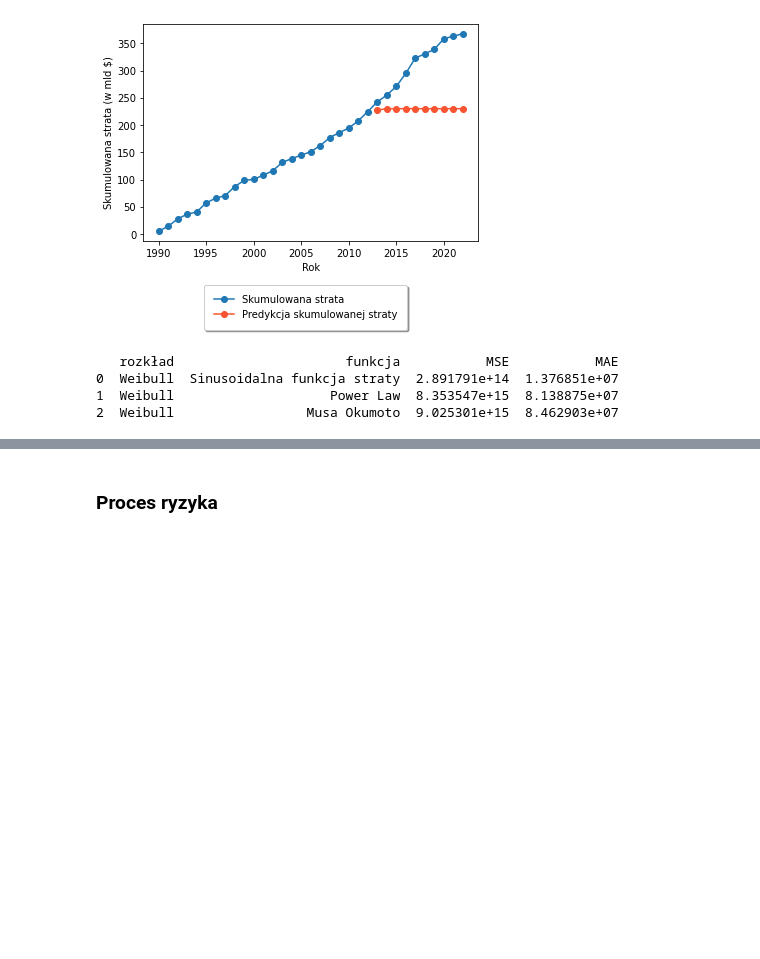
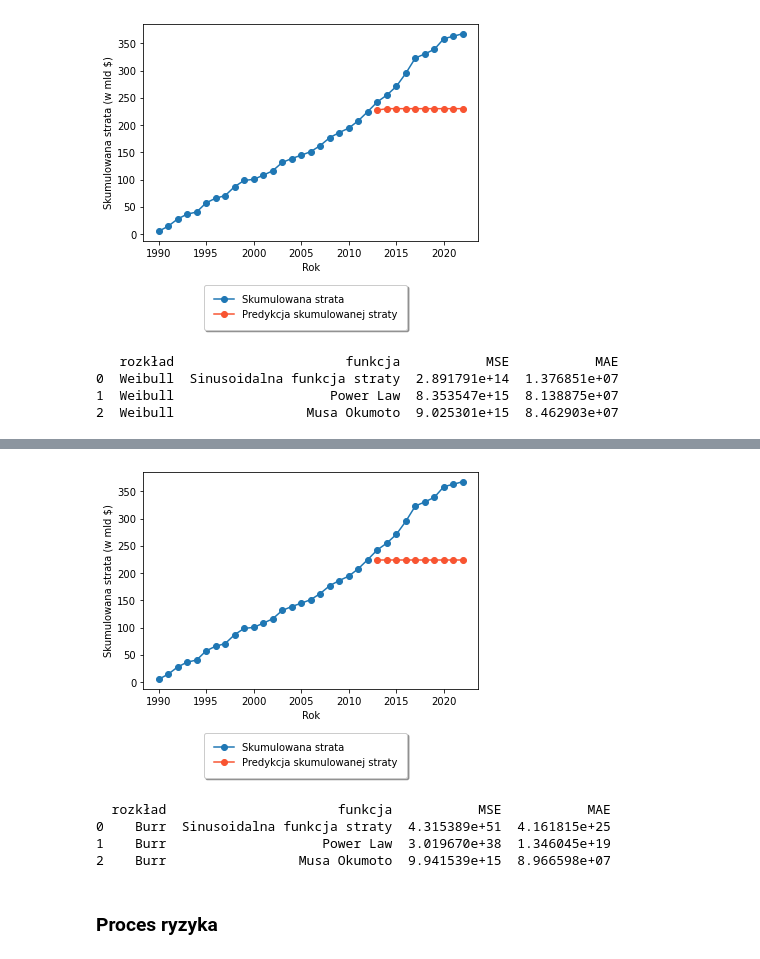
Before and after one commit to ndzadz/mgr, a Jupyter notebook: Symulacje.ipynb, the cells around one changed output, grey strips where cells are left out. Cells and saved outputs as stored; diff of their text form; code cells hidden in the pictures; blank space fills up the shorter version.

```diff
--- a/Symulacje.ipynb
+++ b/Symulacje.ipynb
@@ -643,3 +655,8 @@ cum_loss_musa_okumoto_weibull = loss_musa_okumoto_weibull.cumsum()
+# %%
+#Funkcja intensywności Musa Okumoto
+
+loss_musa_okumoto_burr = pd.DataFrame({"n":n_pred_musa_okumoto, "Damages":[np.sum(stats.burr12.rvs(c=burr_c,d=burr_k,size=np.sum(int(n_pred_musa_okumoto[i])))) for i in range(2013,2023)]})
+cum_loss_musa_okumoto_burr = loss_musa_okumoto_burr.cumsum()
 # %% [markdown]
 ### Symulacja strat
 # %% [markdown]
@@ -857,3 +900,30 @@ print(pd.DataFrame
+# %%
+#Funkcja intensywności Musa Okumoto
+
+plt.plot(cum_loss_full["Damages"]/1e6, linestyle= '-',marker='o')
+plt.plot((cum_loss_musa_okumoto_burr["Damages"]+cum_loss_full["Damages"][2012])/1e6, linestyle= '-',marker='o',color="#f85431")
+plt.xlabel("Rok")
+plt.ylabel("Skumulowana strata (w mld $)")
+plt.figlegend(['Skumulowana strata','Predykcja skumulowanej straty'],loc='lower center', fancybox=True, framealpha=1, shadow=True, borderpad=1,bbox_to_anchor=(0.5, -0.2))
+plt.savefig("C:\\Users\\ndzad\\Dropbox\\MINI\\Magisterka\\repo\\mgr\\Rysunki\\cum_loss_burr_musa_okumoto.pdf",bbox_inches='tight')
+plt.show()
+# %% [output]
+[figure, added]
+# %%
+# Wyniki
+
+print(pd.DataFrame
+({
+    'rozkład':['Burr','Burr','Burr'],
+    'funkcja':['Sinusoidalna funkcja straty','Power Law','Musa Okumoto'],
+    'MSE':["{:e}".format(MSE(cum_loss_test["Damages"],cum_loss_sin_burr["Damages"])),"{:e}".format(MSE(cum_loss_test["Damages"],cum_loss_power_law_burr["Damages"])),"{:e}".format(MSE(cum_loss_test["Damages"],cum_loss_musa_okumoto_burr["Damages"]))],
+    'MAE':["{:e}".format(MAE(cum_loss_test["Damages"],cum_loss_sin_burr["Damages"])),"{:e}".format(MAE(cum_loss_test["Damages"],cum_loss_power_law_burr["Damages"])),"{:e}".format(MAE(cum_loss_test["Damages"],cum_loss_musa_okumoto_burr["Damages"]))]
+}))
+# %% [output]
+  rozkład                      funkcja           MSE           MAE
+0    Burr  Sinusoidalna funkcja straty  4.315389e+51  4.161815e+25
+1    Burr                    Power Law  3.019670e+38  1.346045e+19
+2    Burr                 Musa Okumoto  9.941539e+15  8.966598e+07
 # %% [markdown]
 ### Proces ryzyka
 # %%
```
Also changed, not shown: parts of 45 cells of this notebook, 17 other files.
